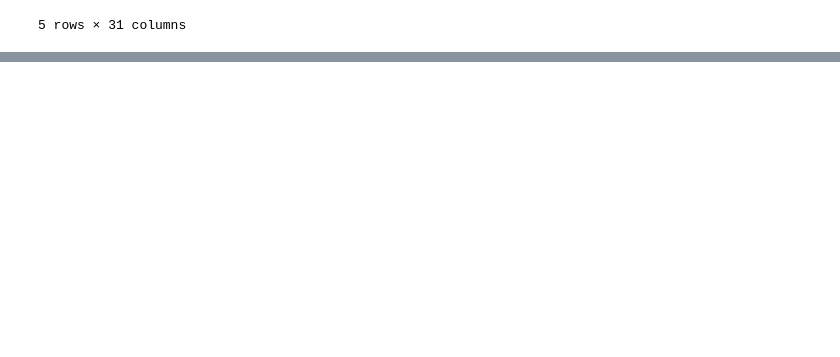
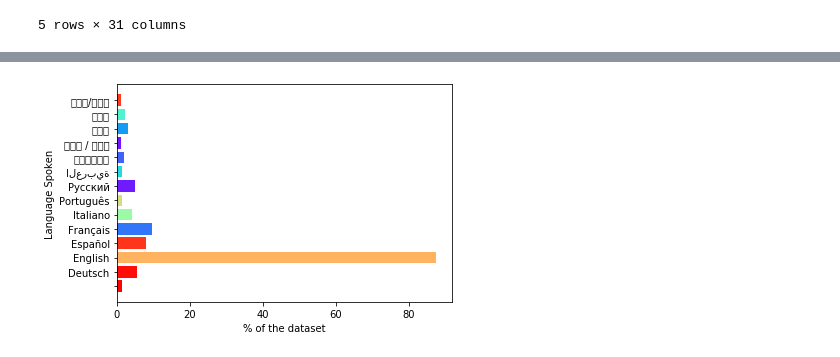
Before and after one commit to wolusien/Kaggle_projects, a Jupyter notebook: BoxOffice/BoxOffice.ipynb, the cells around one changed output, grey strips where cells are left out. Drawn from its saved outputs; the diff is of its cells as text; code cells hidden in the pictures; blank space fills up the shorter version.

```diff
--- a/BoxOffice/BoxOffice.ipynb
+++ b/BoxOffice/BoxOffice.ipynb
@@ -167,0 +356,5 @@ dft.to_pickle('./BoxOffice.pkl')
+# %%
+for i in g:
+    dft["prod_"+i] = dft['best_prod'].apply(lambda x: indic_var(x,i))
+
+dft.head()
@@ -167,0 +392,16 @@ dft.to_pickle('./BoxOffice.pkl')
+# %%
+lang_dsort = dict()
+tmp = list(lang_count.values())
+tmp1 = list(lang_count.keys())
+while max(tmp)>5:
+    ind = tmp.index(max(tmp))
+    lang_dsort[tmp1[ind]] = max(tmp)
+    tmp.remove(tmp[ind])
+    tmp1.remove(tmp1[ind])
+
+c = 0
+for k,v in lang_dsort.items():
+    if c>14:
+        break
+    print(k+" "+str(v))
+    c+=1
@@ -167,0 +424,23 @@ dft.to_pickle('./BoxOffice.pkl')
+# %%
+g = list()
+g_part = list()
+
+tmp = list(lang_dsort.values())
+tmp1 = list(lang_dsort.keys())
+tmp1.sort()
+
+for x in tmp1:
+    if lang_dsort[x]>30:
+        g.append(x)
+        g_part.append((lang_dsort[x]/dft.shape[0])*100)
+
+
+c =list(cm.rainbow(gen_list_random_colors(len(g))))
+
+fig1, ax1 = plt.subplots()
+ax1.barh(g,g_part,color=c)
+plt.ylabel('Language Spoken')
+plt.xlabel("% of the dataset")
+plt.show()
+# %% [output]
+[figure, added]
```
Also changed, not shown: parts of 23 cells of this notebook.
